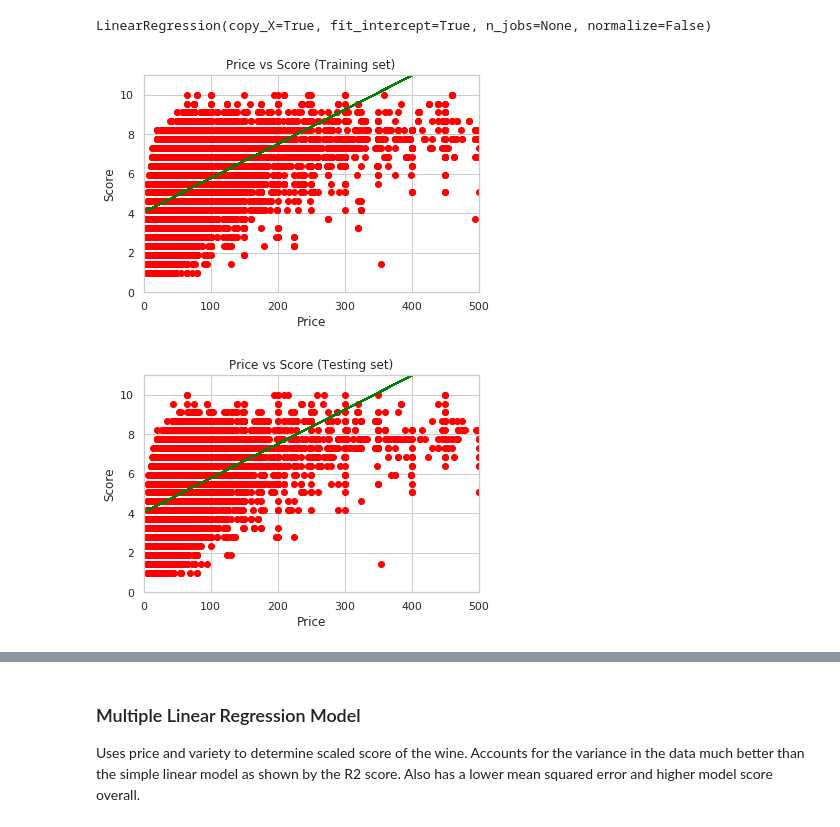
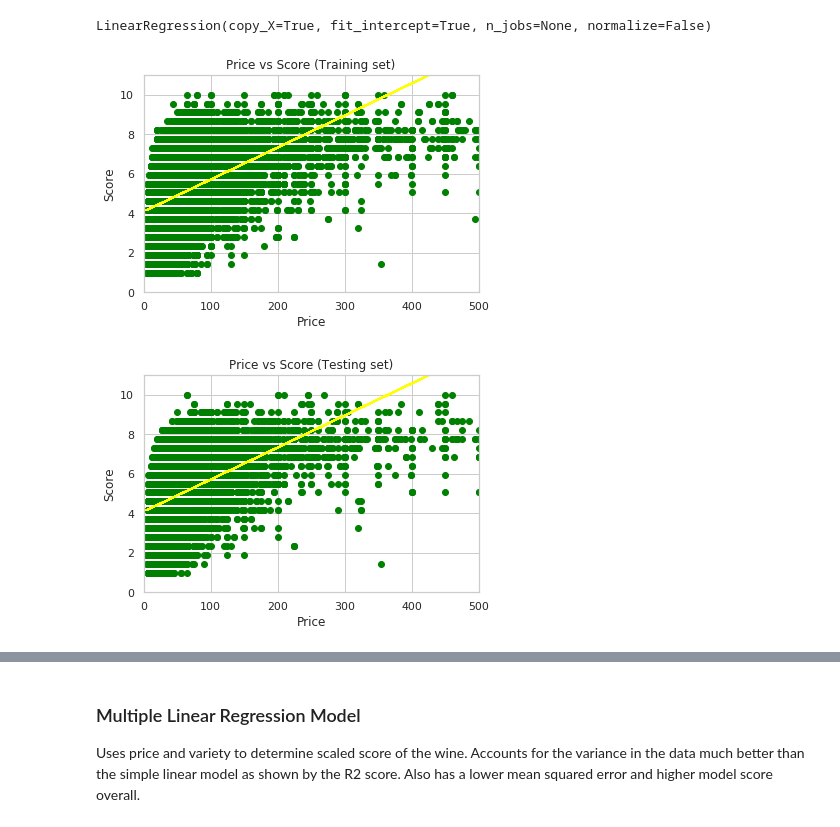
Before and after one commit to aditya4812/COGS108-Final-Project, a Jupyter notebook: FinalProject_group085.ipynb, the cells around one changed output, grey strips where cells are left out. Drawn from its saved outputs; the diff is of its cells as text; code cells hidden in the pictures.

```diff
--- a/FinalProject_group085.ipynb
+++ b/FinalProject_group085.ipynb
@@ -402,19 +412,19 @@ LinearRegression(copy_X=True, fit_intercept=True, n_jobs=None, normalize=False)
 # %%
 y_pred = lr.predict(x_test)
 # %%
-plt.scatter(x_train, y_train, color = "red")
-plt.plot(x_train, lr.predict(x_train), color = "green")
+plt.scatter(x_train, y_train, color = "green")
+plt.plot(x_train, lr.predict(x_train), color = "yellow")
 plt.title("Price vs Score (Training set)")
 plt.ylim(0, 11)
 plt.xlim(0, 500)
 plt.xlabel("Price")
 plt.ylabel("Score")
 plt.show()
 # %% [output]
-[figure, old version]
+[figure, new version]
 # %%
-plt.scatter(x_test, y_test, color = "red")
-plt.plot(x_train, lr.predict(x_train), color = "green")
+plt.scatter(x_test, y_test, color = "green")
+plt.plot(x_train, lr.predict(x_train), color = "yellow")
 plt.title("Price vs Score (Testing set)")
 plt.ylim(0, 11)
 plt.xlim(0, 500)
@@ -422,7 +432,7 @@ plt.xlabel("Price")
 plt.ylabel("Score")
 plt.show()
 # %% [output]
-[figure, old version]
+[figure, new version]
 # %%
 lr.predict([[21]])
 # %% [output]
```
Also changed, not shown: parts of 8 cells of this notebook.
